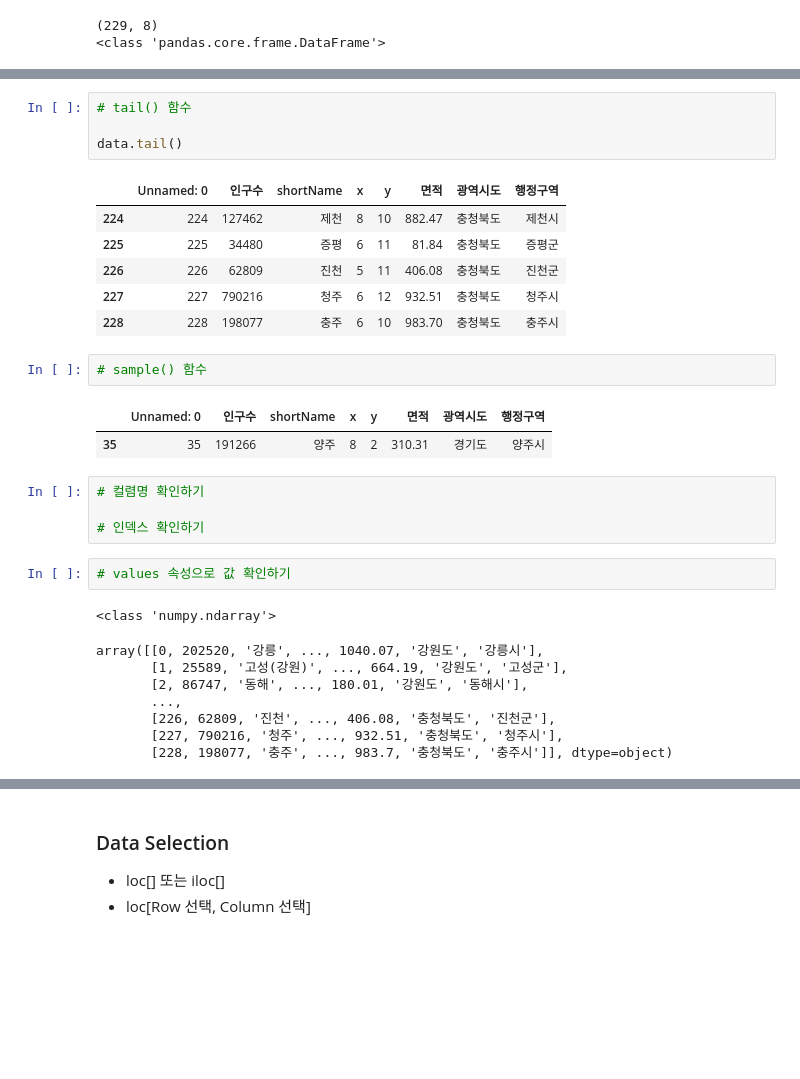
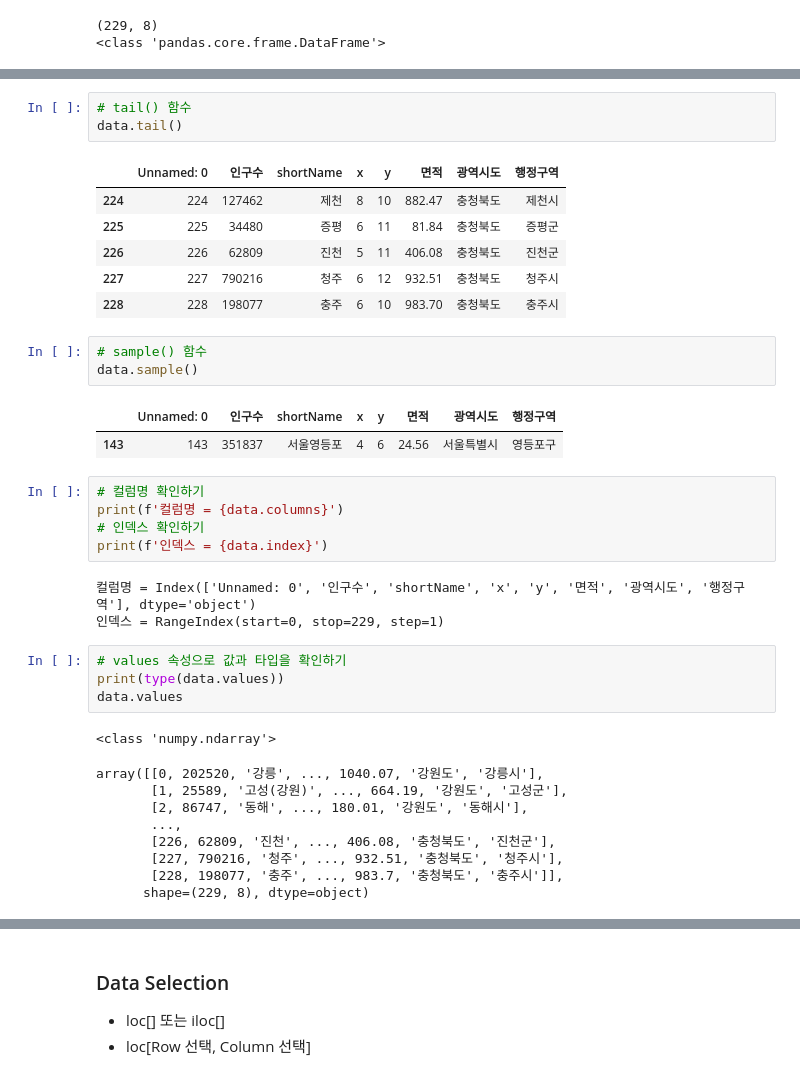
Before and after one commit to kimini02/Python_Webscraping_Analysis, a Jupyter notebook: 03.행정구역정보_분석과시각화.ipynb, the cells around one changed output, grey strips where cells are left out. Saved outputs shown, nothing was run; the diff lists cells and outputs as text; blank space fills up the shorter version.

```diff
--- a/03.행정구역정보_분석과시각화.ipynb
+++ b/03.행정구역정보_분석과시각화.ipynb
@@ -39,6 +34,5 @@ data.head(10)
 # %%
 # tail() 함수
-
 data.tail()
 # %% [output]
 |  | Unnamed: 0 | 인구수 | shortName | x | y | 면적 | 광역시도 | 행정구역 |
@@ -49,15 +43,22 @@ data.tail()
 | 228 | 228 | 198077 | 충주 | 6 | 10 | 983.70 | 충청북도 | 충주시 |
 # %%
 # sample() 함수
+data.sample()
 # %% [output]
 |  | Unnamed: 0 | 인구수 | shortName | x | y | 면적 | 광역시도 | 행정구역 |
-| 35 | 35 | 191266 | 양주 | 8 | 2 | 310.31 | 경기도 | 양주시 |
+| 143 | 143 | 351837 | 서울영등포 | 4 | 6 | 24.56 | 서울특별시 | 영등포구 |
 # %%
-# 컬렴명 확인하기
-
+# 컬럼명 확인하기
+print(f'컬럼명 = {data.columns}')
 # 인덱스 확인하기
+print(f'인덱스 = {data.index}')
+# %% [output]
+컬럼명 = Index(['Unnamed: 0', '인구수', 'shortName', 'x', 'y', '면적', '광역시도', '행정구역'], dtype='object')
+인덱스 = RangeIndex(start=0, stop=229, step=1)
 # %%
-# values 속성으로 값 확인하기
+# values 속성으로 값과 타입을 확인하기
+print(type(data.values))
+data.values
 # %% [output]
 <class 'numpy.ndarray'>
 array([[0, 202520, '강릉', ..., 1040.07, '강원도', '강릉시'],
@@ -66,6 +67,7 @@ array([[0, 202520, '강릉', ..., 1040.07, '강원도', '강릉시'],
        ...,
        [226, 62809, '진천', ..., 406.08, '충청북도', '진천군'],
        [227, 790216, '청주', ..., 932.51, '충청북도', '청주시'],
-       [228, 198077, '충주', ..., 983.7, '충청북도', '충주시']], dtype=object)
+       [228, 198077, '충주', ..., 983.7, '충청북도', '충주시']],
+      shape=(229, 8), dtype=object)
 # %%
 # info() 함수
```
Also changed, not shown: parts of 30 cells of this notebook, 4 other files.
